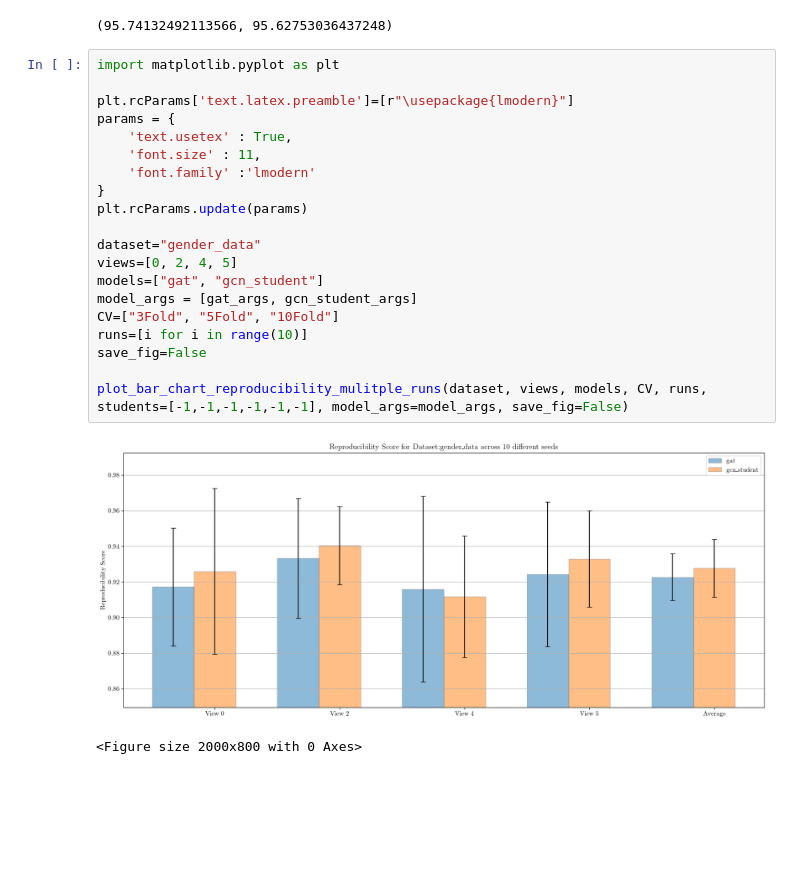
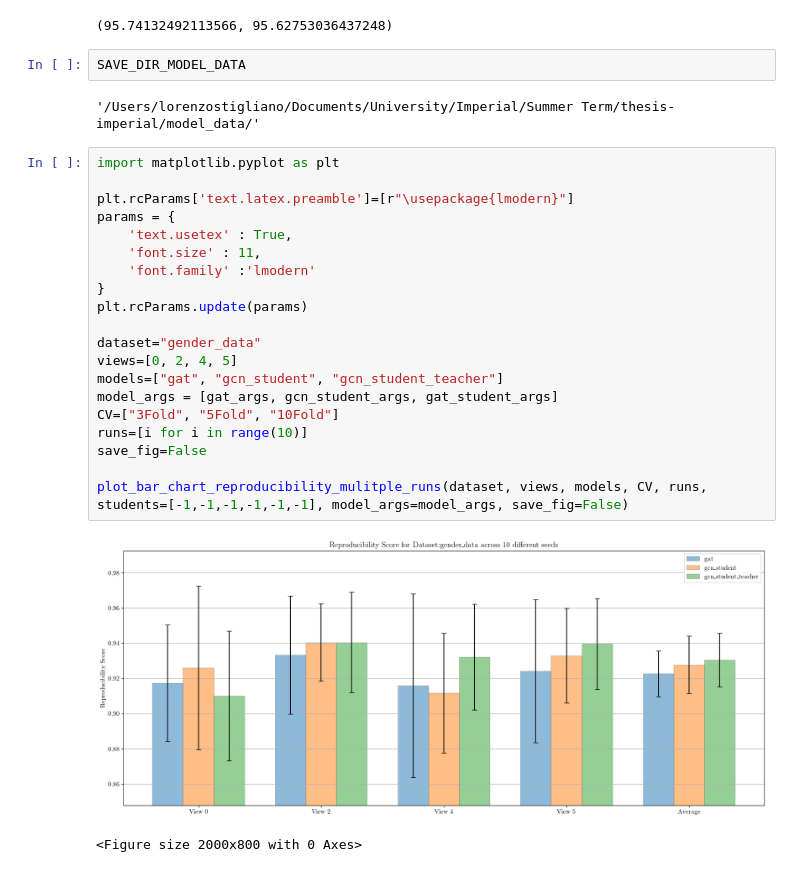
Before and after one commit to LorenzoStigliano/thesis-imperial, a Jupyter notebook: src/notebooks/study_gat.ipynb, the cells around one changed output. Drawn from its saved outputs; the diff is of its cells as text; blank space fills up the shorter version.

```diff
--- a/src/notebooks/study_gat.ipynb
+++ b/src/notebooks/study_gat.ipynb
@@ -35,27 +39,31 @@ count_parameters(model_layer_1), count_parameters(model_layer_2), count_paramete
 ((2536-108)/2536)*100, ((2470-108)/2470)*100
 # %% [output]
 (95.74132492113566, 95.62753036437248)
+# %%
+SAVE_DIR_MODEL_DATA
+# %% [output]
+'/Users/lorenzostigliano/Documents/University/Imperial/Summer Term/thesis-imperial/model_data/'
 # %%
 import matplotlib.pyplot as plt
 
 plt.rcParams['text.latex.preamble']=[r"\usepackage{lmodern}"]
 params = {
     'text.usetex' : True,
     'font.size' : 11,
     'font.family' :'lmodern'
 }
 plt.rcParams.update(params)
 
 dataset="gender_data"
 views=[0, 2, 4, 5]
-models=["gat", "gcn_student"]
-model_args = [gat_args, gcn_student_args]
+models=["gat", "gcn_student", "gcn_student_teacher"]
+model_args = [gat_args, gcn_student_args, gat_student_args]
 CV=["3Fold", "5Fold", "10Fold"]
 runs=[i for i in range(10)]
 save_fig=False
 
 plot_bar_chart_reproducibility_mulitple_runs(dataset, views, models, CV, runs, students=[-1,-1,-1,-1,-1,-1], model_args=model_args, save_fig=False)
 # %% [output]
-[figure, old version]
+[figure, new version]
 <Figure size 2000x800 with 0 Axes>
 # %%
```
Also changed, not shown: parts of 2 cells of this notebook, 28 other files.
